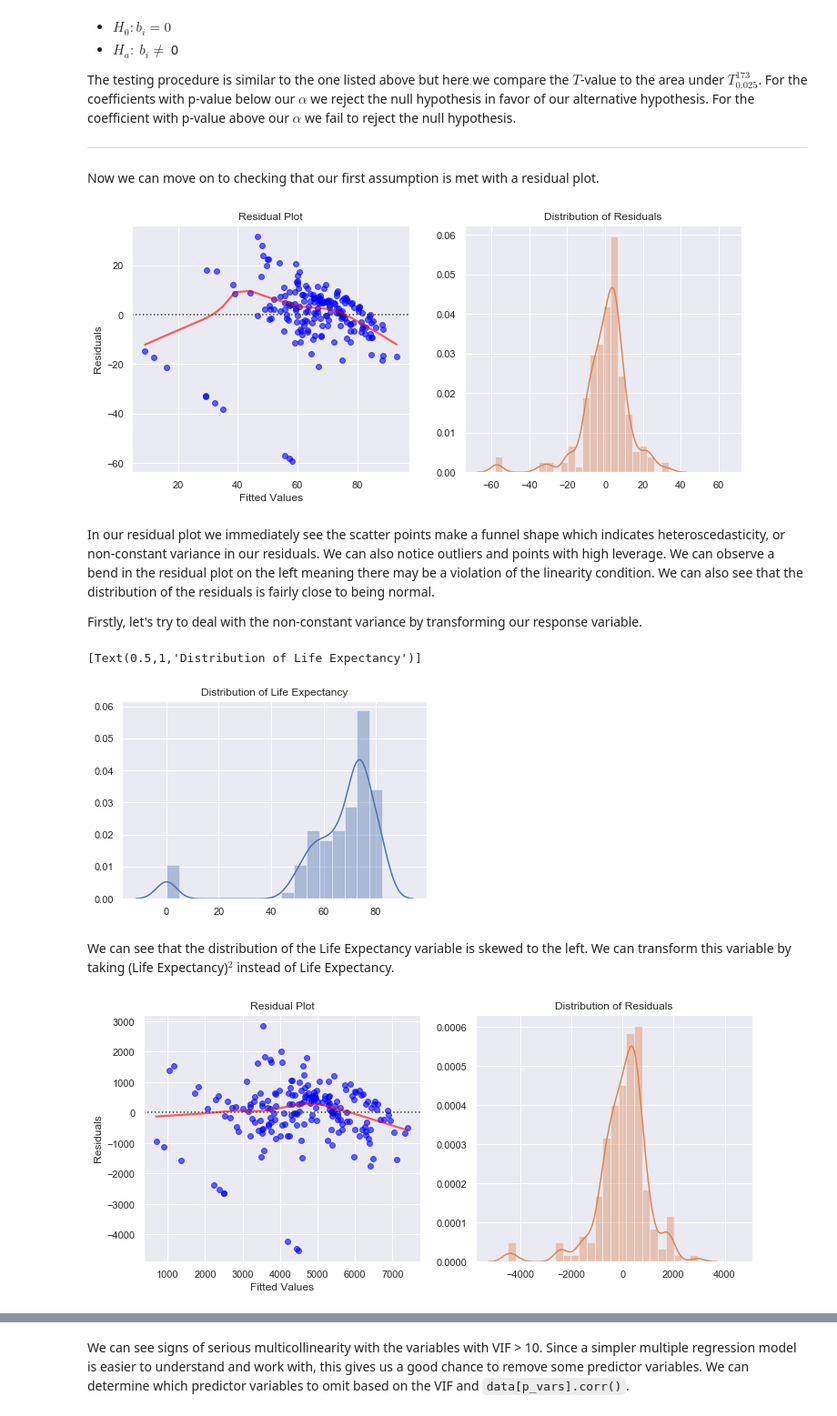
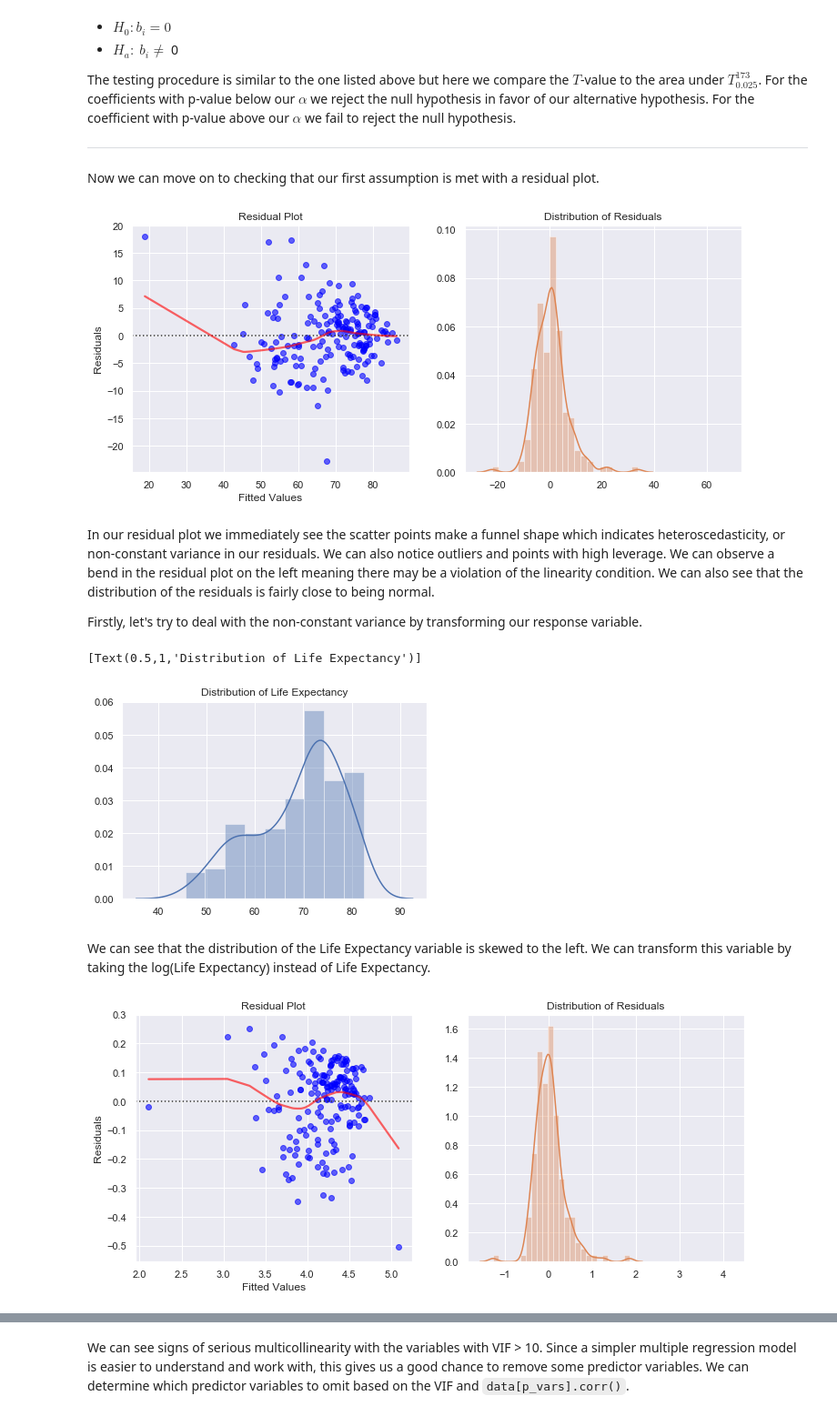
Before and after one commit to RafaelPuello/Notebooks, a Jupyter notebook: LifeExpectancy.ipynb, the cells around one changed output, grey strips where cells are left out. Shown at 91% size. Drawn from its saved outputs; the diff is of its cells as text; code cells hidden in the pictures.

Commit message:
Changed Transformation/markdown

```diff
--- a/LifeExpectancy.ipynb
+++ b/LifeExpectancy.ipynb
@@ -135,7 +135,8 @@ indicators = {
     'SP.DYN.IMRT.IN': 'Infant Deaths',
     'SH.IMM.MEAS': 'Measles',
     'SH.XPD.CHEX.PC.CD': 'Per Capita Expenditure',
-    'SH.XPD.CHEX.GD.ZS': 'Total Expenditure'
+    'SH.XPD.CHEX.GD.ZS': 'Total Expenditure',
+    'SP.DYN.LE00.IN': 'Life Expectancy'
 }
 
 dates = (datetime.strptime('2000', '%Y'), datetime.strptime('2015', '%Y'))
@@ -219,6 +220,8 @@ data.update(mice.data.data)
 data.isnull().sum().sum()
 
 data = data.groupby(level=[0]).mean()
+
+data =  data.loc[data['Life Expectancy'] >= 38]
 # %% [markdown]
 So now our working dataframe has no missing values!  One quick check of our data with `data.describe()` shows that we don't have any values that immediately stick out.  Here we also collapsed the dataframe so that now each observation is a unique country instead of a unique country/year and we can avoid any autocorrelation.  Now we can finally move into the analysis portion of this project.
 
@@ -336,7 +339,7 @@ def residual_plots(model):
 
 residual_plots(model_1)
 # %% [output]
-[figure, old version]
+[figure, new version]
 # %% [markdown]
 In our residual plot we immediately see the scatter points make a funnel shape which indicates heteroscedasticity, or non-constant variance in our residuals.  We can also notice outliers and points with high leverage.  We can observe a bend in the residual plot on the left meaning there may be a violation of the linearity condition.  We can also see that the distribution of the residuals is fairly close to being normal.
 
@@ -346,14 +349,16 @@ respose_dist = sns.distplot(data[r_vars])
 respose_dist.set(title="Distribution of Life Expectancy")
 # %% [output]
 [Text(0.5,1,'Distribution of Life Expectancy')]
-[figure, old version]
+[figure, new version]
 # %% [markdown]
-We can see that the distribution of the Life Expectancy variable is skewed to the left.  We can transform this variable by taking (Life Expectancy)$^2$ instead of Life Expectancy.
+We can see that the distribution of the Life Expectancy variable is skewed to the left.  We can transform this variable by taking the log(Life Expectancy) instead of Life Expectancy.
 # %%
-data['Life Expectancy'] = data['Life Expectancy']**2
+from math import log
+
+data['Life Expectancy'] = data['Life Expectancy'].apply(log)
 
 model_2 = OLS(data[r_vars], data[p_vars]).fit()
 residual_plots(model_2)
 # %% [output]
-[figure, old version]
+[figure, new version]
 # %% [markdown]
```
Also changed, not shown: parts of 9 cells of this notebook.
